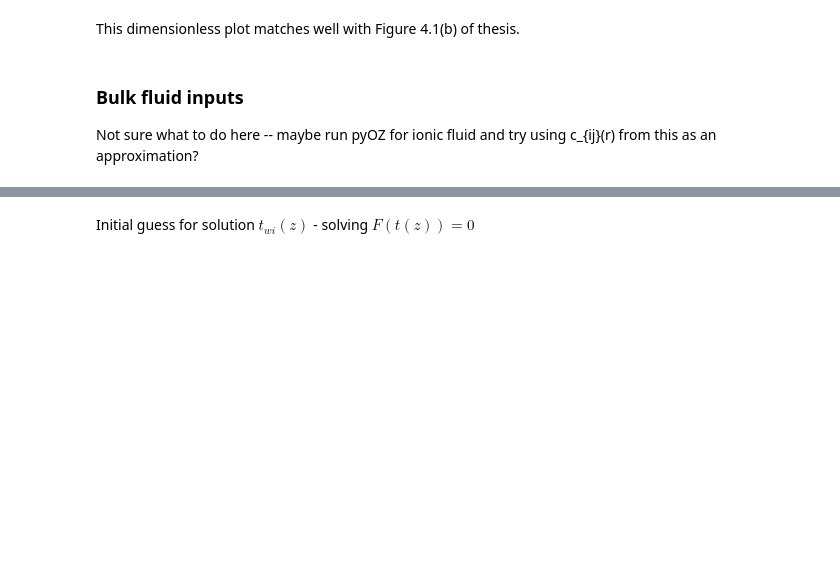
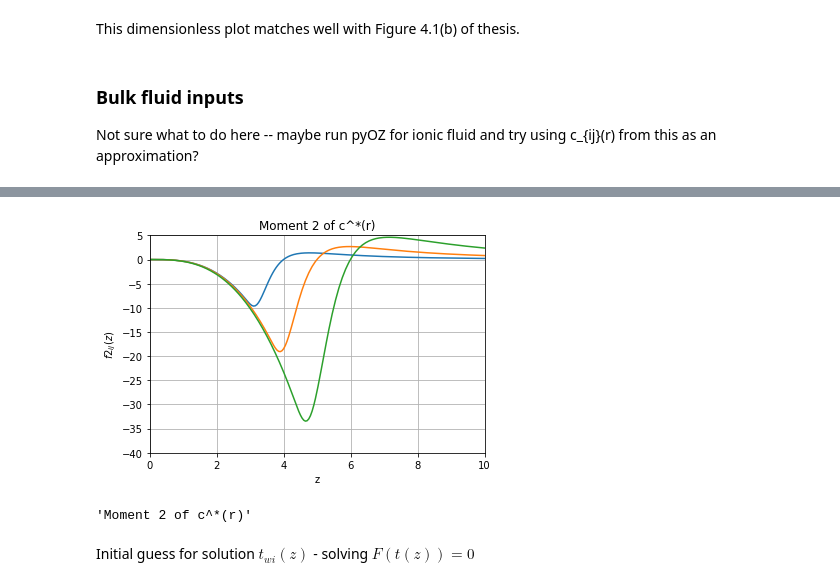
Before and after one commit to Mjboothaus/PhD-Thesis, a Jupyter notebook: notebooks/singlet_kcl.ipynb, the cells around one changed output, grey strips where cells are left out. Cells and saved outputs as stored; diff of their text form; code cells hidden in the pictures; blank space fills up the shorter version.

```diff
--- a/notebooks/singlet_kcl.ipynb
+++ b/notebooks/singlet_kcl.ipynb
@@ -317,7 +376,10 @@ make_simple_plot(z, f1, "z", "$f_{ij}(z)$", "Moment 1 of c^*(r)", yliml=[-10, 10
 # %%
 f2 = int_z_infty_dr_r2_c_short(c_short, z)
 # %%
-make_simple_plot(z, f2, "z", "$f2_{ij}(z)$", "Moment 2 of c^*(r)", yliml=[-10, 10])
+make_simple_plot(z, f2, "z", "$f2_{ij}(z)$", "Moment 2 of c^*(r)", yliml=[-40, 5])
+# %% [output]
+[figure, added]
+'Moment 2 of c^*(r)'
 # %% [markdown]
 Initial guess for solution $t_{wi}(z)$ - solving $F(t(z)) = 0$
 # %%
```
Also changed, not shown: parts of 34 cells of this notebook.
